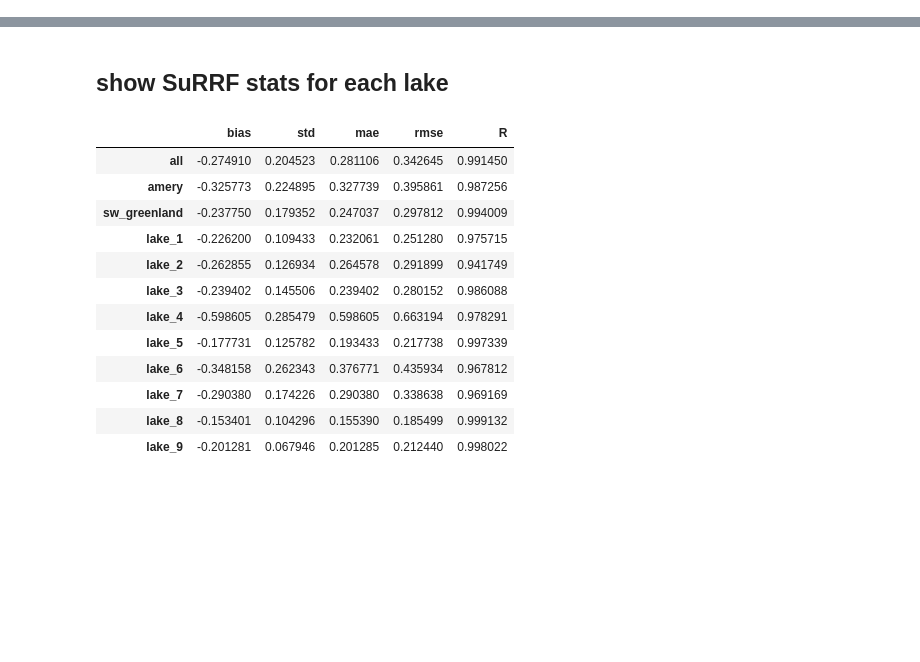
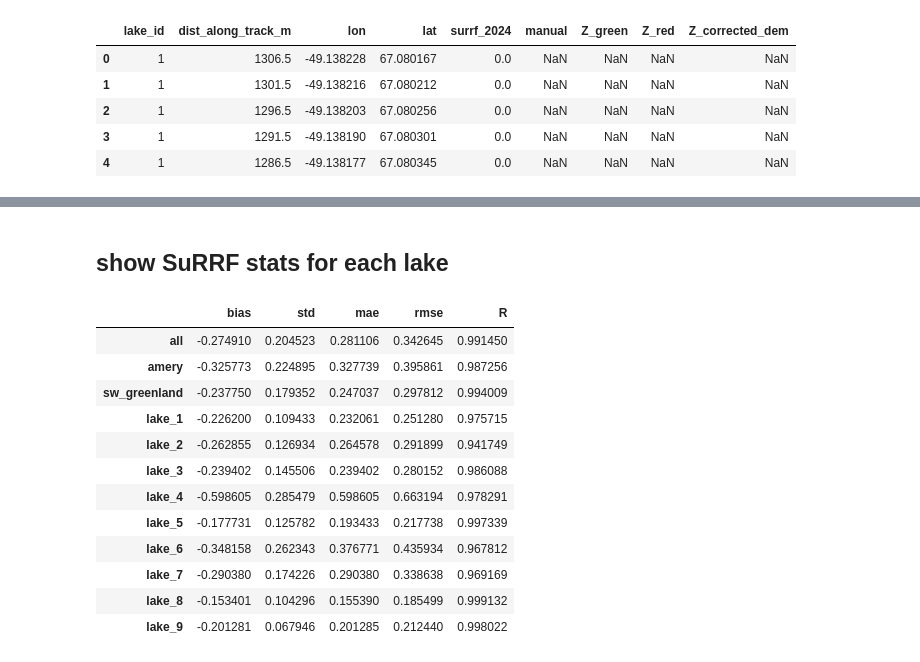
Before and after one commit to fliphilipp/FLUIDSuRRF-figures, a Jupyter notebook: fig12-comparison-manual-estimates/fig12-comparison-manual-estimates.ipynb, the cells around one changed output, grey strips where cells are left out. Saved outputs shown, nothing was run; the diff lists cells and outputs as text; code cells hidden in the pictures; blank space fills up the shorter version.

```diff
--- a/fig12-comparison-manual-estimates/fig12-comparison-manual-estimates.ipynb
+++ b/fig12-comparison-manual-estimates/fig12-comparison-manual-estimates.ipynb
@@ -3,3 +3,12 @@
 # %load_ext autoreload
 # %autoreload 2
 from fig12code import *
+# %%
+pd.read_csv('data/data_melling_2024.csv',index_col=False).head()
+# %% [output]
+|  | lake_id | dist_along_track_m | lon | lat | surrf_2024 | manual | Z_green | Z_red | Z_corrected_dem |
+| 0 | 1 | 1306.5 | -49.138228 | 67.080167 | 0.0 | NaN | NaN | NaN | NaN |
+| 1 | 1 | 1301.5 | -49.138216 | 67.080212 | 0.0 | NaN | NaN | NaN | NaN |
+| 2 | 1 | 1296.5 | -49.138203 | 67.080256 | 0.0 | NaN | NaN | NaN | NaN |
+| 3 | 1 | 1291.5 | -49.138190 | 67.080301 | 0.0 | NaN | NaN | NaN | NaN |
+| 4 | 1 | 1286.5 | -49.138177 | 67.080345 | 0.0 | NaN | NaN | NaN | NaN |
```
Also changed, not shown: parts of 3 cells of this notebook, 16 other files.
